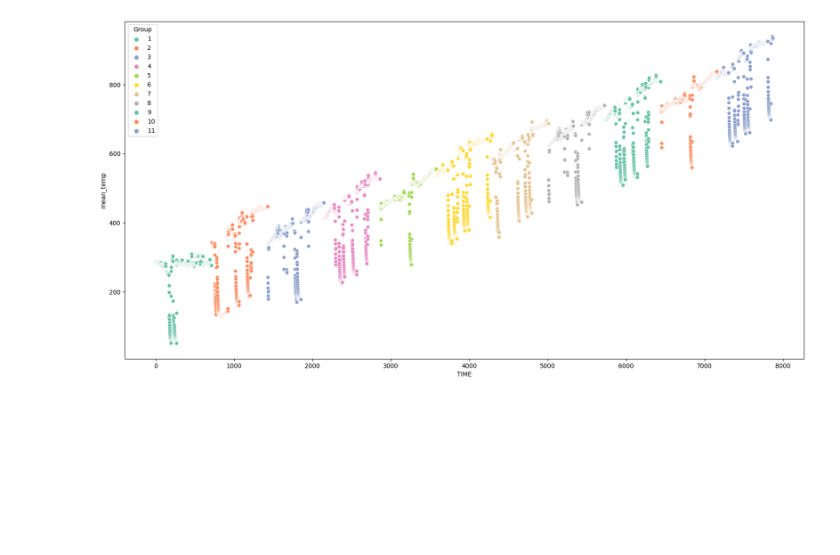
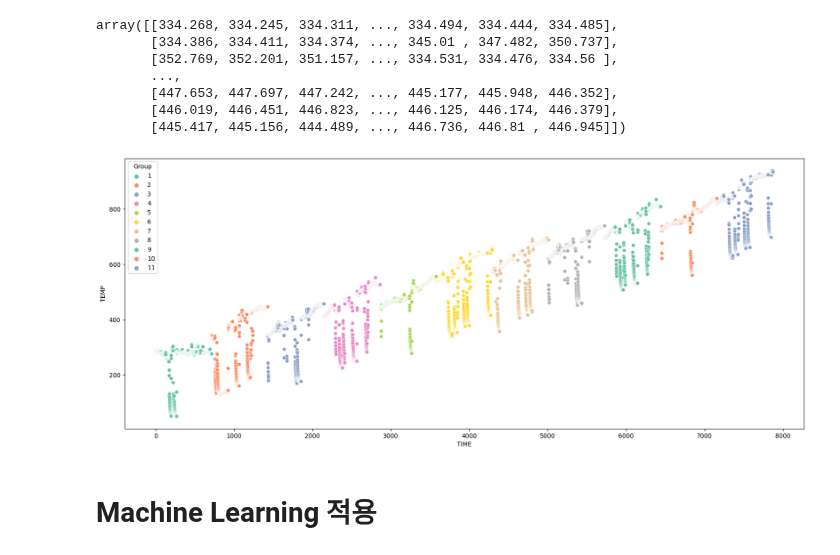
Before and after one commit to ksh914/hanhwa, a Jupyter notebook: 10_16.ipynb, the cells around one changed output. Drawn from its saved outputs; the diff is of its cells as text; code cells hidden in the pictures; blank space fills up the shorter version.

```diff
--- a/10_16.ipynb
+++ b/10_16.ipynb
@@ -127,6 +170,18 @@ df = tmp
+# %%
+df_temp_2
+# %% [output]
+array([[334.268, 334.245, 334.311, ..., 334.494, 334.444, 334.485],
+       [334.386, 334.411, 334.374, ..., 345.01 , 347.482, 350.737],
+       [352.769, 352.201, 351.157, ..., 334.531, 334.476, 334.56 ],
+       ...,
+       [447.653, 447.697, 447.242, ..., 445.177, 445.948, 446.352],
+       [446.019, 446.451, 446.823, ..., 446.125, 446.174, 446.379],
+       [445.417, 445.156, 444.489, ..., 446.736, 446.81 , 446.945]])
 # %%
-plt.figure(figsize = (20,10))
-sns.scatterplot(x = 'TIME', y = 'mean_temp', data = df, hue='Group', palette='Set2')
+plt.figure(figsize = (20,8))
+sns.scatterplot(x = 'TIME', y = 'TEMP', data = df, hue='Group', palette='Set2')
 plt.show()
 # %% [output]
-[figure, old version]
+[figure, new version]
+# %% [markdown]
+# Machine Learning 적용
```
Also changed, not shown: parts of 17 cells of this notebook.
